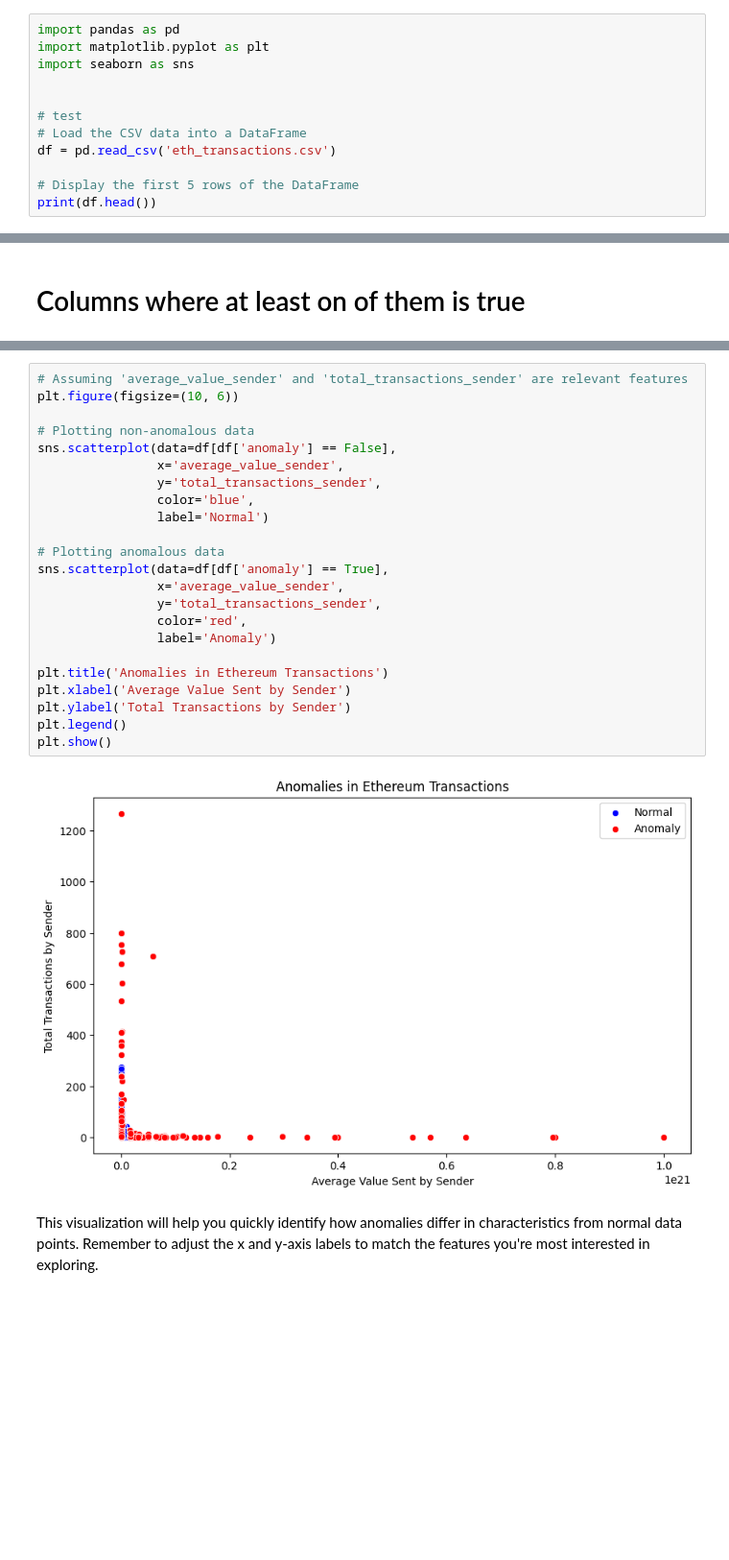
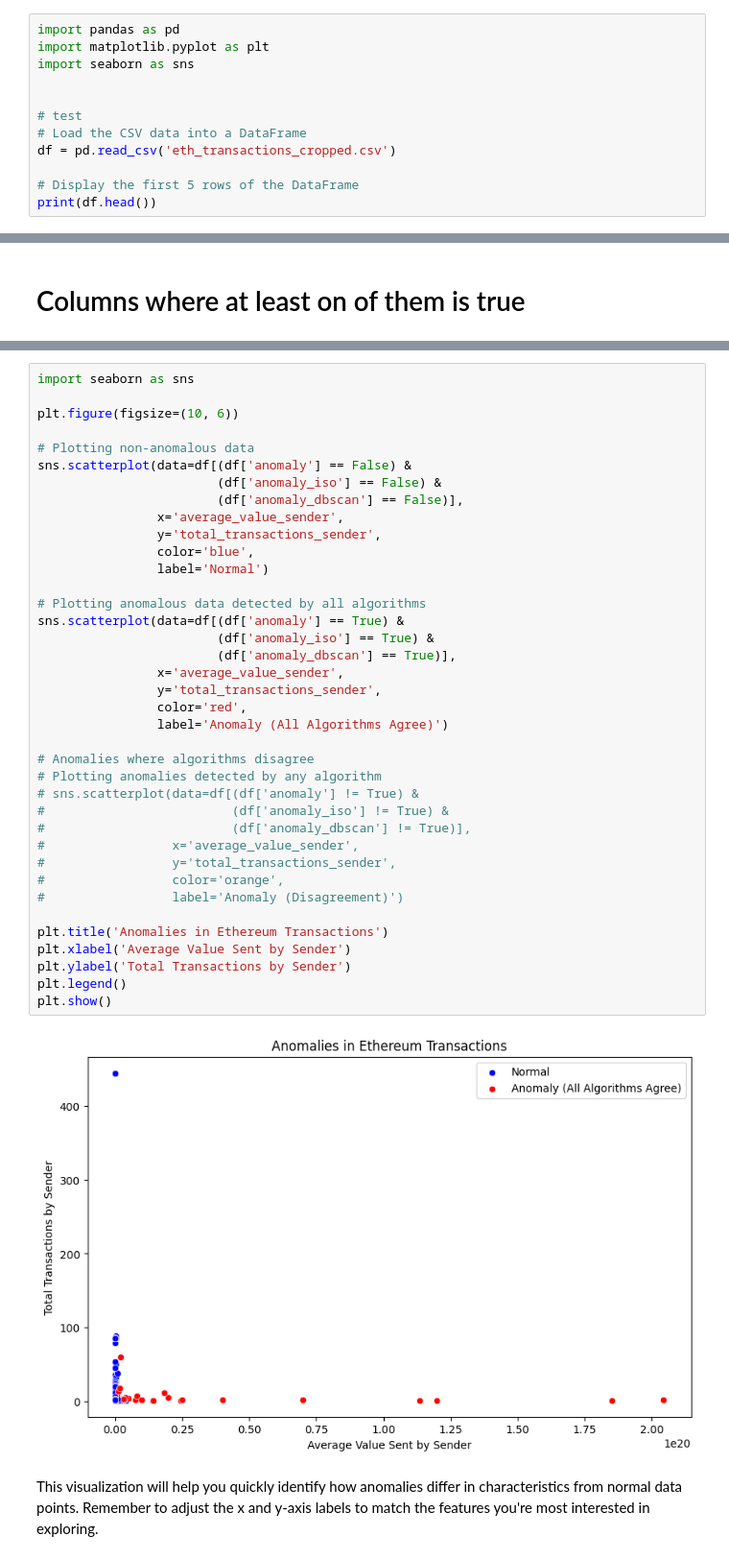
Before and after one commit to Panoskontos/EthereumTransactionsML, a Jupyter notebook: main.ipynb, the cells around one changed output, grey strips where cells are left out. Shown at 96% size. Cells and saved outputs as stored; diff of their text form; blank space fills up the shorter version.

```diff
--- a/main.ipynb
+++ b/main.ipynb
@@ -6,7 +6,7 @@ import seaborn as sns
 
 # test
 # Load the CSV data into a DataFrame
-df = pd.read_csv('eth_transactions.csv')
+df = pd.read_csv('eth_transactions_cropped.csv')
 
 # Display the first 5 rows of the DataFrame
 print(df.head())
@@ -973,27 +1033,42 @@ df[(df['anomaly'] == False) & (df['anomaly_iso'] == False)][["anomaly_iso","anom
 # %%
-# Assuming 'average_value_sender' and 'total_transactions_sender' are relevant features
+import seaborn as sns
+
 plt.figure(figsize=(10, 6))
 
 # Plotting non-anomalous data
-sns.scatterplot(data=df[df['anomaly'] == False],
+sns.scatterplot(data=df[(df['anomaly'] == False) &
+                        (df['anomaly_iso'] == False) &
+                        (df['anomaly_dbscan'] == False)],
                 x='average_value_sender',
                 y='total_transactions_sender',
                 color='blue',
                 label='Normal')
 
-# Plotting anomalous data
-sns.scatterplot(data=df[df['anomaly'] == True],
+# Plotting anomalous data detected by all algorithms
+sns.scatterplot(data=df[(df['anomaly'] == True) &
+                        (df['anomaly_iso'] == True) &
+                        (df['anomaly_dbscan'] == True)],
                 x='average_value_sender',
                 y='total_transactions_sender',
                 color='red',
-                label='Anomaly')
+                label='Anomaly (All Algorithms Agree)')
+
+# Anomalies where algorithms disagree
+# Plotting anomalies detected by any algorithm
+# sns.scatterplot(data=df[(df['anomaly'] != True) &
+#                         (df['anomaly_iso'] != True) &
+#                         (df['anomaly_dbscan'] != True)],
+#                 x='average_value_sender',
+#                 y='total_transactions_sender',
+#                 color='orange',
+#                 label='Anomaly (Disagreement)')
 
 plt.title('Anomalies in Ethereum Transactions')
 plt.xlabel('Average Value Sent by Sender')
 plt.ylabel('Total Transactions by Sender')
 plt.legend()
 plt.show()
 # %% [output]
-[figure, old version]
+[figure, new version]
 # %% [markdown]
 This visualization will help you quickly identify how anomalies differ in characteristics from normal data points. Remember to adjust the x and y-axis labels to match the features you're most interested in exploring.
```
Also changed, not shown: parts of 51 cells of this notebook.
